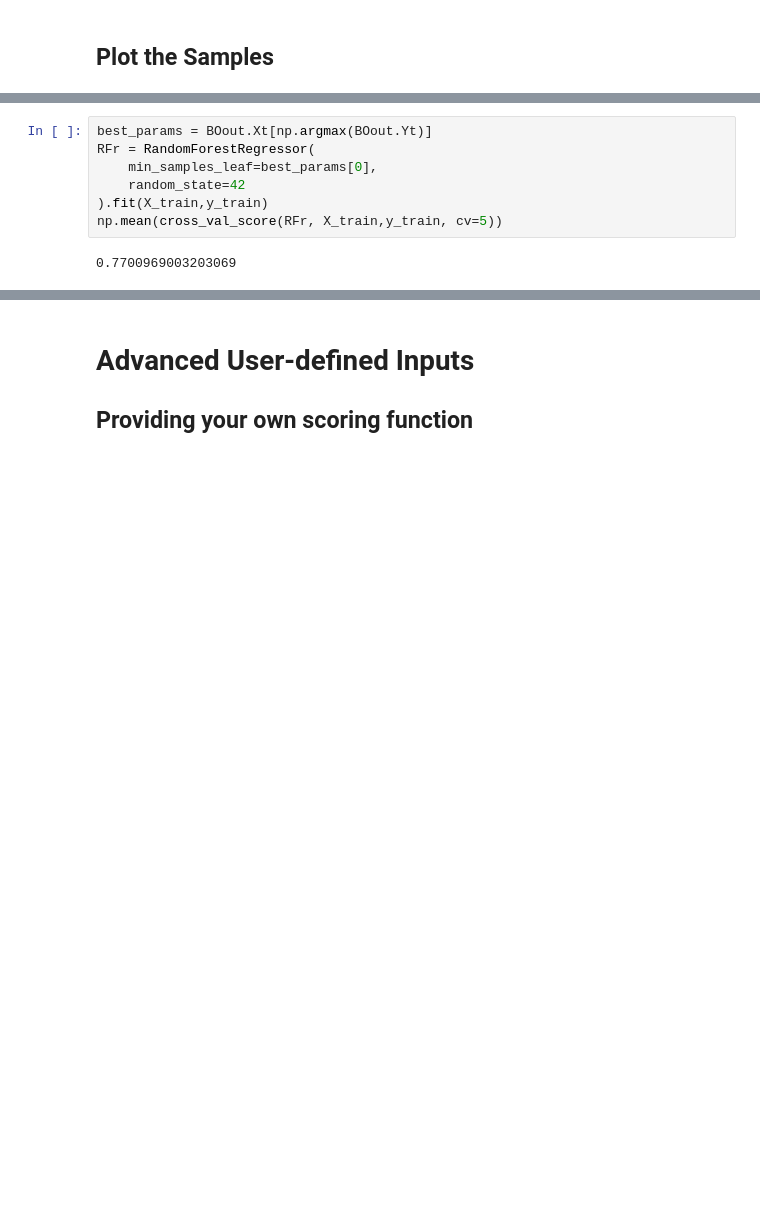
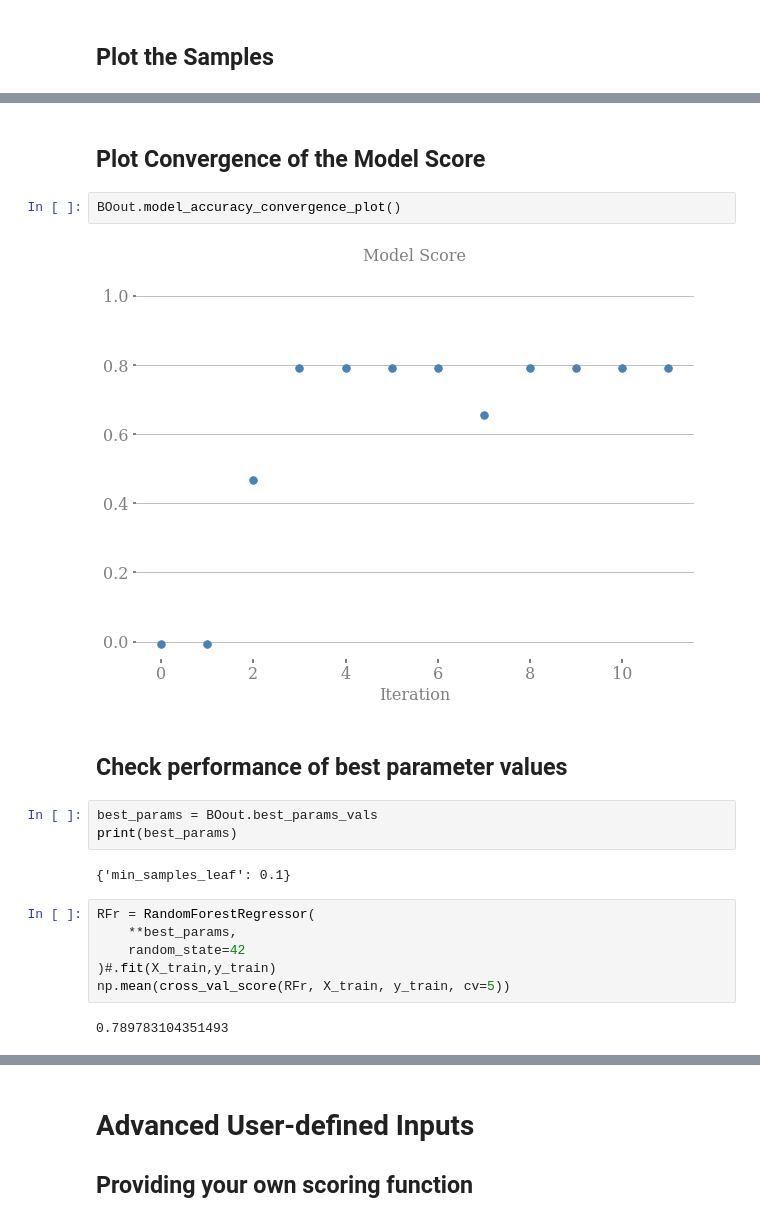
Before and after one commit to mattcrooksBBC/BayesianOptimisation, a Jupyter notebook: Bayesian_hyperparameter_optimisation3_HowToUse.ipynb, the cells around one changed output, grey strips where cells are left out. Saved outputs shown, nothing was run; the diff lists cells and outputs as text; blank space fills up the shorter version.

```diff
--- a/Bayesian_hyperparameter_optimisation3_HowToUse.ipynb
+++ b/Bayesian_hyperparameter_optimisation3_HowToUse.ipynb
@@ -100,9 +103,21 @@ plt.show()
+# %% [markdown]
+## Plot Convergence of the Model Score
+# %%
+BOout.model_accuracy_convergence_plot()
+# %% [output]
+[figure, added]
+# %% [markdown]
+## Check performance of best parameter values
+# %%
+best_params = BOout.best_params_vals
+print(best_params)
+# %% [output]
+{'min_samples_leaf': 0.1}
 # %%
-best_params = BOout.Xt[np.argmax(BOout.Yt)]
 RFr = RandomForestRegressor(
-    min_samples_leaf=best_params[0],
+    **best_params,
     random_state=42
-).fit(X_train,y_train)
-np.mean(cross_val_score(RFr, X_train,y_train, cv=5))
+)#.fit(X_train,y_train)
+np.mean(cross_val_score(RFr, X_train, y_train, cv=5))
 # %% [output]
-0.7700969003203069
+0.789783104351493
```
Also changed, not shown: parts of 20 cells of this notebook, 1 other file.
